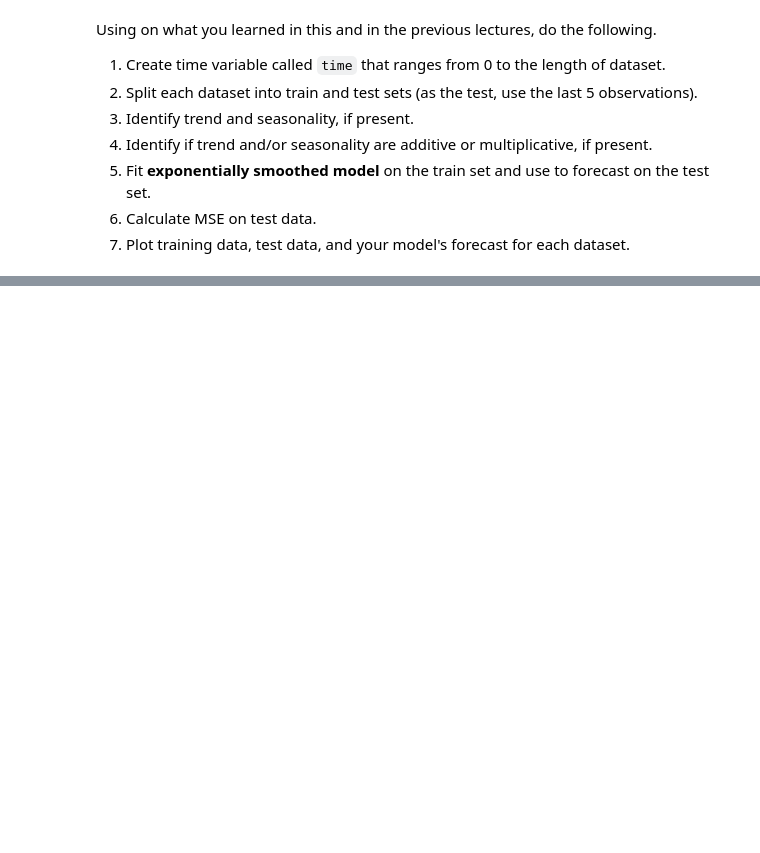
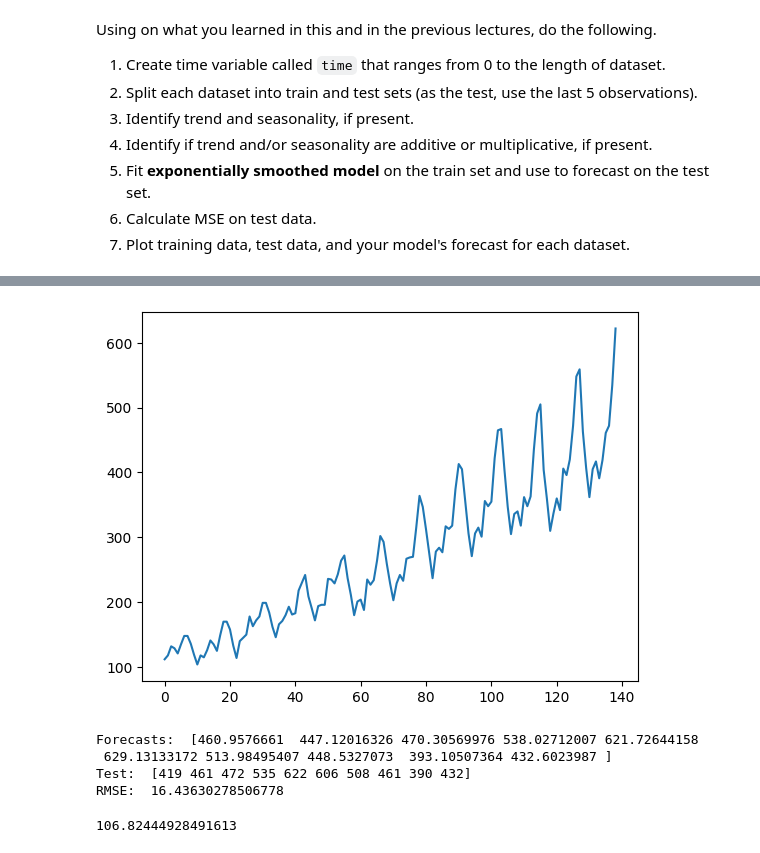
Before and after one commit to nsydn/ise043_tsaf, a Jupyter notebook: ise043_tsaf_2526f_3_smoothing.ipynb, the cells around one changed output, grey strips where cells are left out. Cells and saved outputs as stored; diff of their text form; code cells hidden in the pictures; blank space fills up the shorter version.

```diff
--- a/ise043_tsaf_2526f_3_smoothing.ipynb
+++ b/ise043_tsaf_2526f_3_smoothing.ipynb
@@ -631,0 +648,5 @@ Using on what you learned in this and in the previous lectures, do the following
+# %%
+cut = 10
+train_ts1 = smoothing_ts1[:-cut]
+test_ts1 = smoothing_ts1[-cut:]
+train_ts1
@@ -631,0 +665,21 @@ Using on what you learned in this and in the previous lectures, do the following
+# %%
+plt.plot(train_ts1);
+# %% [output]
+[figure, added]
+# %%
+es3_ts1 = ExponentialSmoothing(train_ts1, trend="add", seasonal="mul", seasonal_periods=12).fit(optimized=True)
+pred_es3_ts1 = es3_ts1.fittedvalues
+fore_es3_ts1 = es3_ts1.forecast(len(test_ts1))
+mse_es3_ts1 = mse(test_ts1, fore_es3_ts1)
+print("Forecasts: ", fore_es3_ts1)
+print("Test: ", test_ts1)
+print("RMSE: ", mse_es3_ts1**0.5)
+# %% [output]
+Forecasts:  [460.9576661  447.12016326 470.30569976 538.02712007 621.72644158
+ 629.13133172 513.98495407 448.5327073  393.10507364 432.6023987 ]
+Test:  [419 461 472 535 622 606 508 461 390 432]
+RMSE:  16.43630278506778
+# %%
+np.std(train_ts1)
+# %% [output]
+106.82444928491613
```
Also changed, not shown: parts of 3 cells of this notebook.
